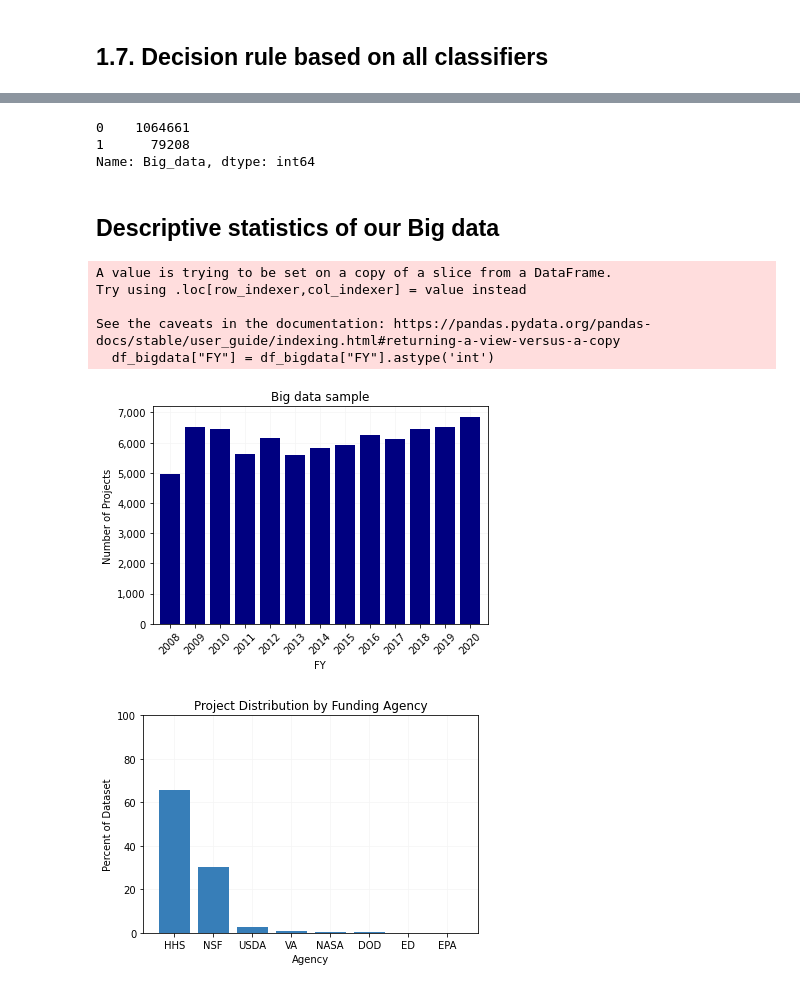
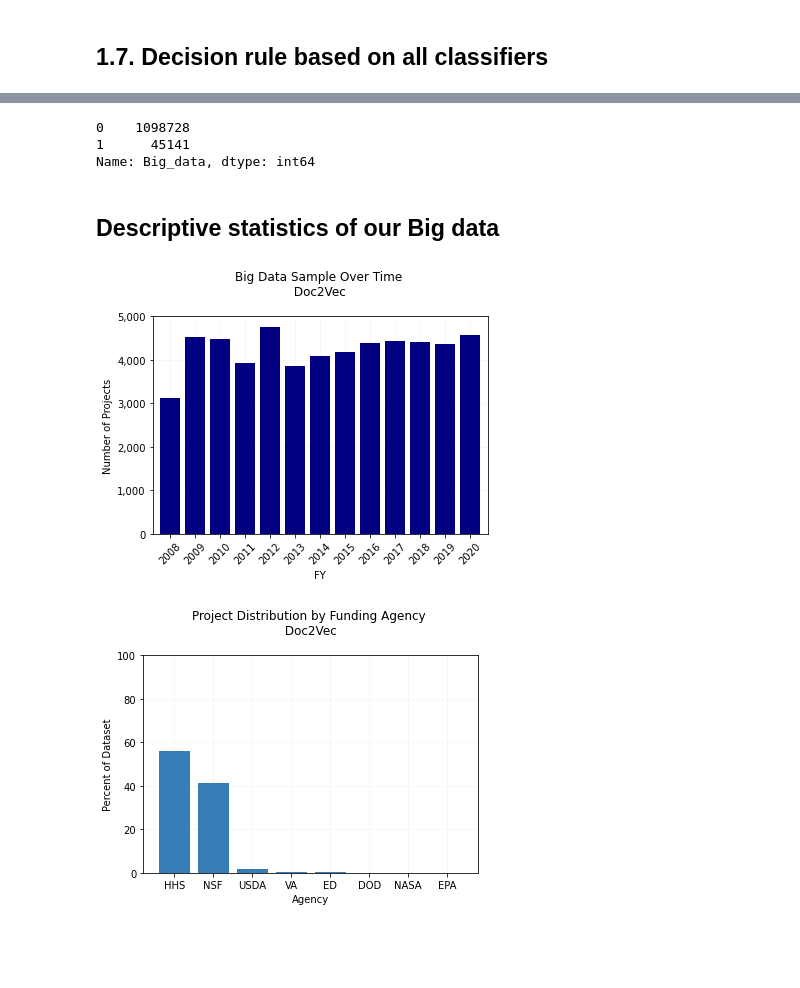
Before and after one commit to uva-bi-sdad/publicrd, a Jupyter notebook: src/Digitalization/classifiers/Classifier_Doc2Vec.ipynb, the cells around one changed output, grey strips where cells are left out. Saved outputs shown, nothing was run; the diff lists cells and outputs as text; code cells hidden in the pictures; blank space fills up the shorter version.

Commit message:
Classifers using the same training/testing

```diff
--- a/src/Digitalization/classifiers/Classifier_Doc2Vec.ipynb
+++ b/src/Digitalization/classifiers/Classifier_Doc2Vec.ipynb
@@ -126,7 +126,7 @@ indicies = data.index
 #tagged_df.to_csv('tagged_df.csv')
 # %%
 #loading tagged_df
-tagged_df = pd.read_csv('tagged_df.csv')
+tagged_df = pd.read_csv('doc2vec_final.csv')
 # %%
 tagged_df = pd.DataFrame(tagged_df)
 # %%
@@ -190,6 +199,10 @@ index_test = list(index_test)
 # Extract those index in the Doc2Vec matrix and compute the X training and Test
 X_train_doc2vec = [vector[i] for i in index_training]
 X_test_doc2vec = [vector[i] for i in index_test]
+# %%
+# Extract those index in the Doc2Vec matrix and compute the X training and Test
+X_train_doc2vec = [trainingnp[i] for i in index_training]
+X_test_doc2vec = [trainingnp[i] for i in index_test]
 # %%
 # Create Y for training and test using the index order from the sampling
 Y_train_doc2vec = [df_merge.loc[df_merge['index']== i,'label'].values.tolist() for i in index_training]
@@ -677,50 +694,45 @@ Name: score, dtype: int64
 # %%
 # Used a rule (majority votes from classifiers) to identify Big-data abstracts. Useful because we have an impair number of classifier
 df['Big_data'] = 0
-df.loc[df['score']>2,'Big_data'] = 1
+df.loc[df['score']>3,'Big_data'] = 1
 df['Big_data'].value_counts()
 # %% [output]
-0    1064661
-1      79208
+0    1098728
+1      45141
 Name: Big_data, dtype: int64
 # %%
 # subset the data to big-data and save
-df_bigdata = df[df['Big_data']==1]
-df_bigdata.to_csv("/project/biocomplexity/sdad/projects_data/ncses/prd/Digital_abstract_labelled/abstracts_classification_big_data_doc2vec.csv")
+#df_bigdata = df[df['Big_data']==1]
+#df_bigdata.to_csv("/project/biocomplexity/sdad/projects_data/ncses/prd/Digital_abstract_labelled/abstracts_classification_big_data_doc2vec.csv")
 # %% [markdown]
 ## Descriptive statistics of our Big data
 # %%
 # Distribution over time and agencies
 df_bigdata["FY"] = df_bigdata["FY"].astype('int')
 year_counts = df_bigdata['FY'].value_counts().sort_index(ascending=True)
 
 # Distribution
 year = year_counts.index.tolist()
 count = year_counts.values
 
 fig = plt2.figure()
 ax = fig.add_subplot(111)
 ax.set_axisbelow(True)
 plt2.grid(True, color = "whitesmoke")
 plt2.bar(year, count, color='navy')
 #plt.xlim(-0.7, len(year)-0.3)
 plt2.xlim(2007.3,2020.7)
 plt2.xticks(year, rotation=45)
 ax.set_yticklabels(['{:,}'.format(int(x)) for x in ax.get_yticks().tolist()])
 #x_ticks = ax.xaxis.get_major_ticks()
 #x_ticks[-1].label1.set_visible(False)
 plt2.xlabel("FY")
 plt2.ylabel("Number of Projects")
-plt2.title("Big data sample")
+plt2.title("Big Data Sample Over Time \n Doc2Vec \n")
 
 plt2.savefig("big_data_time.png", dpi = 800, bbox_inches = "tight")
 # %% [output]
-A value is trying to be set on a copy of a slice from a DataFrame.
-Try using .loc[row_indexer,col_indexer] = value instead
-
-See the caveats in the documentation: https://pandas.pydata.org/pandas-docs/stable/user_guide/indexing.html#returning-a-view-versus-a-copy
-  df_bigdata["FY"] = df_bigdata["FY"].astype('int')
-[figure, old version]
+[figure, new version]
 # %%
 agency_counts = 100*df_bigdata["DEPARTMENT"].value_counts()/len(df_bigdata)
 agency = agency_counts.index.tolist()
@@ -734,8 +746,8 @@ plt2.bar(agency, count, color=cb_pal['blue'])
 plt2.ylim(0,100)
 plt2.xlabel("Agency")
 plt2.ylabel("Percent of Dataset")
-plt2.title("Project Distribution by Funding Agency")
+plt2.title("Project Distribution by Funding Agency \n Doc2Vec \n")
 
 plt2.savefig("big_data_agency.png", dpi = 800, bbox_inches = "tight")
 # %% [output]
-[figure, old version]
+[figure, new version]
```
Also changed, not shown: parts of 28 cells of this notebook, 1 other file.
